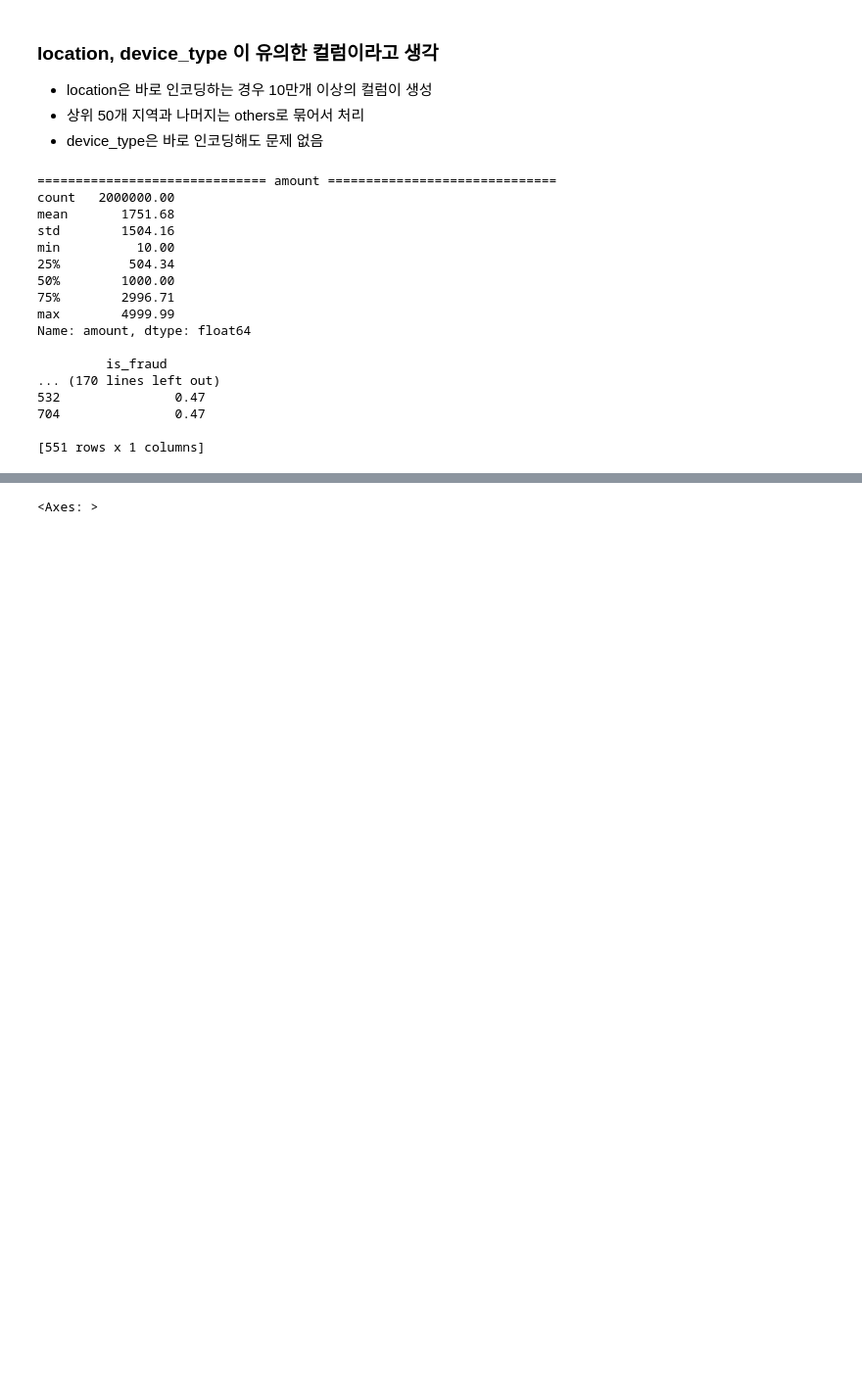
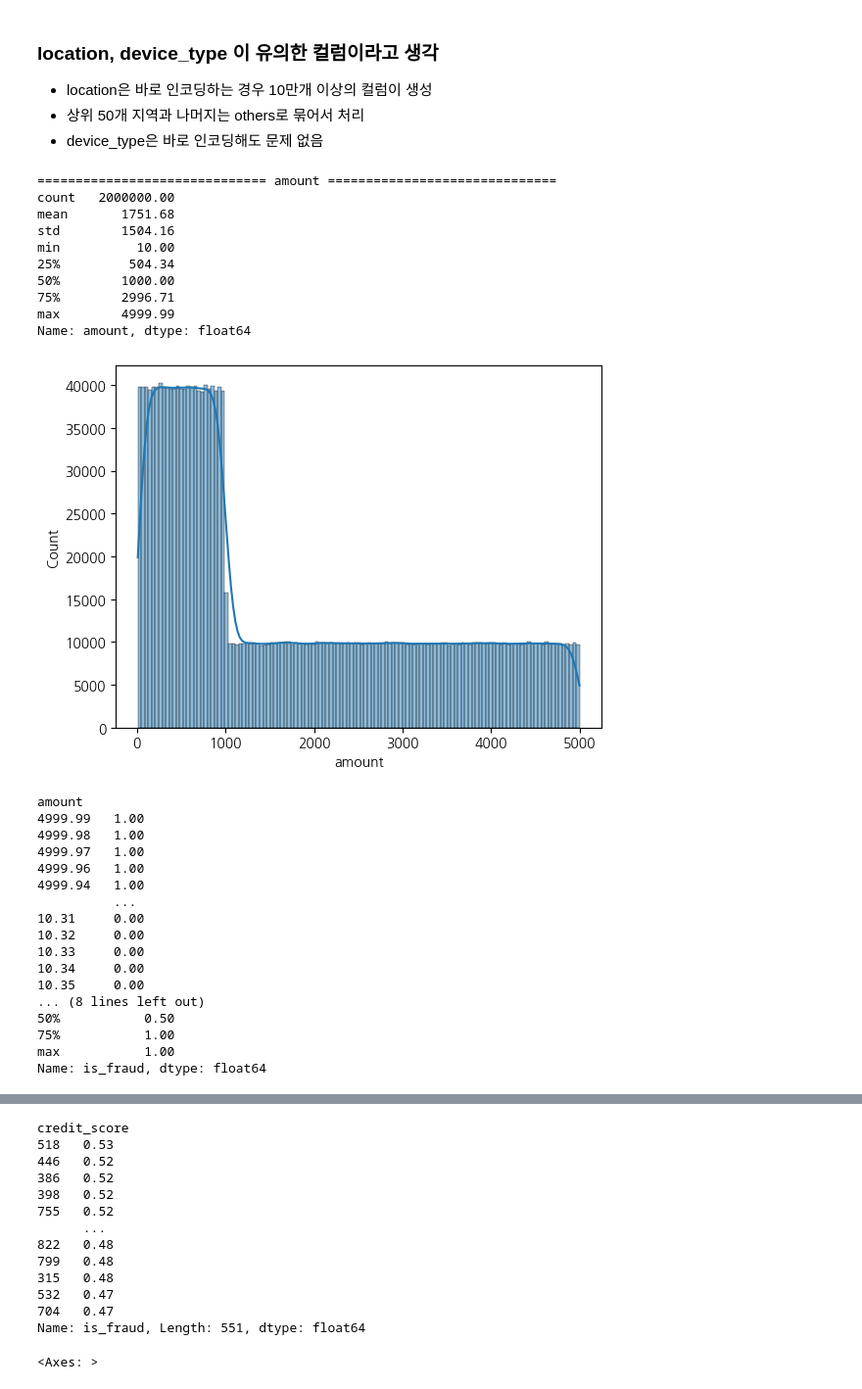
Before and after one commit to KEEPGOINGNOW/Fintech_Service_2nd, a Jupyter notebook: 00_DataAnalysis/02_Kaggle_분류분석_신용카드_이상거래_예측분석.ipynb, the cells around one changed output, grey strips where cells are left out. Shown at 98% size. Cells and saved outputs as stored; diff of their text form; code cells hidden in the pictures; blank space fills up the shorter version.

Commit message:
Data_Analysis_48

```diff
--- a/00_DataAnalysis/02_Kaggle_분류분석_신용카드_이상거래_예측분석.ipynb
+++ b/00_DataAnalysis/02_Kaggle_분류분석_신용카드_이상거래_예측분석.ipynb
@@ -109,6 +128,7 @@ plt.show()
 # %%
 # 컬럼 데이터 구성 확인
 data_obj = data.select_dtypes(include='object')
+data_num = data.select_dtypes(exclude='object')
 # %%
 print(data_num.columns)
 print(data_obj.columns)
@@ -150,33 +175,44 @@ Mobile           0.50
 - device_type은 바로 인코딩해도 문제 없음
 # %%
 # 숫자형 데이터 확인
+
 for col in data_num:
 #     print(col)
     print('='*30, col, '='*30)
     print(f"{data_num[col].describe()}", end='\n\n')
 
-#     sns.histplot(data_num[col])
-#     plt.show()
-#     print('\n\n')
+    sns.histplot(data_num[col], kde=True)
+    plt.show()
+    print('\n\n')
 
-    if col != 'is_fraud':
-        print(data[[col, 'is_fraud']].groupby(col).mean().sort_values(by='is_fraud', ascending=False))
+    print(data.groupby(col)['is_fraud'].mean().sort_values(ascending=False))
     print()
 # %% [output]
 ============================== amount ==============================
 count   2000000.00
 mean       1751.68
 std        1504.16
 min          10.00
 25%         504.34
 50%        1000.00
 75%        2996.71
 max        4999.99
 Name: amount, dtype: float64
-
-         is_fraud
-... (170 lines left out)
-532               0.47
-704               0.47
-
-[551 rows x 1 columns]
+[figure, added]
+amount
+4999.99   1.00
+4999.98   1.00
+4999.97   1.00
+4999.96   1.00
+4999.94   1.00
+          ...
+10.31     0.00
+10.32     0.00
+10.33     0.00
+10.34     0.00
+10.35     0.00
+... (8 lines left out)
+50%           0.50
+75%           1.00
+max           1.00
+Name: is_fraud, dtype: float64
@@ -183,3 +290,16 @@ Name: amount, dtype: float64
+credit_score
+518   0.53
+446   0.52
+386   0.52
+398   0.52
+755   0.52
+      ...
+822   0.48
+799   0.48
+315   0.48
+532   0.47
+704   0.47
+Name: is_fraud, Length: 551, dtype: float64
 # %%
 # 각 컬럼의 연관성 확인
 sns.heatmap(data_num.corr(), annot=True, linewidth=1)
```
Also changed, not shown: parts of 4 cells of this notebook, 2 other files.
